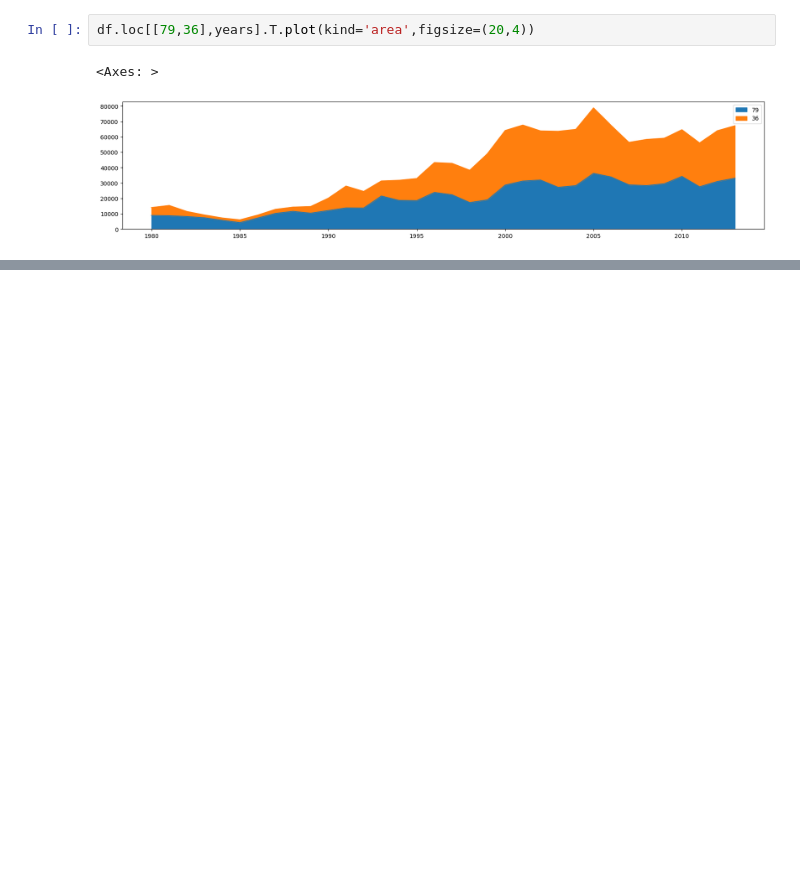
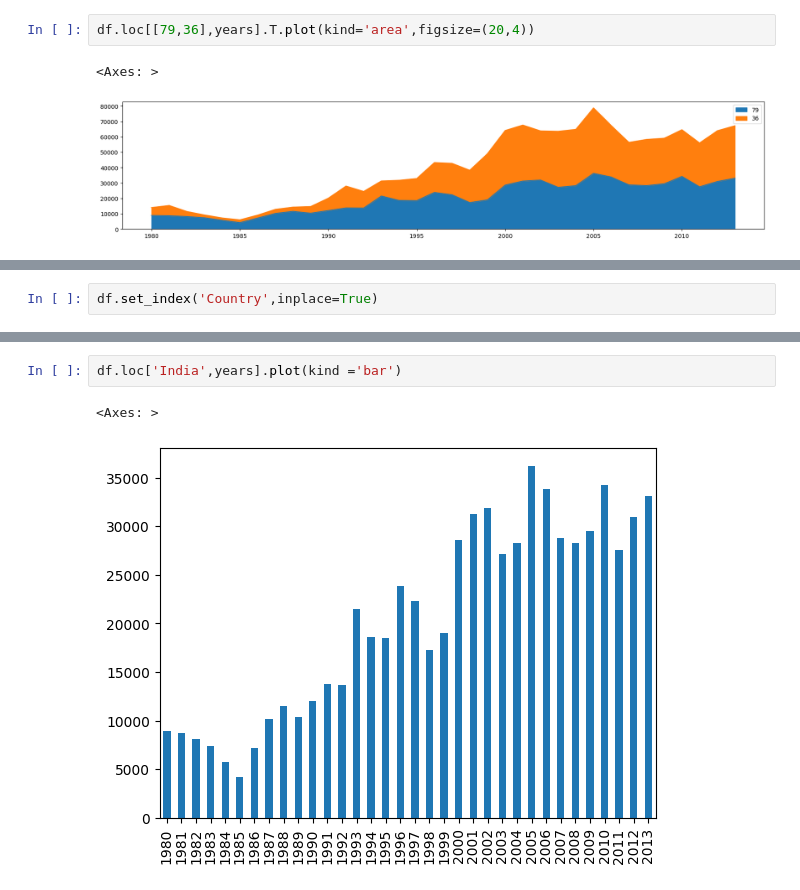
Before and after one commit to Vinayak0807/digipodium, a Jupyter notebook: data analysis/panda_basic.ipynb, the cells around one changed output, grey strips where cells are left out. Cells and saved outputs as stored; diff of their text form; blank space fills up the shorter version.

```diff
--- a/data analysis/panda_basic.ipynb
+++ b/data analysis/panda_basic.ipynb
@@ -388,0 +396,2 @@ df.loc[[79,36],years].T.plot(kind='area',figsize=(20,4))
+# %%
+df.set_index('Country',inplace=True)
@@ -388,0 +408,5 @@ df.loc[[79,36],years].T.plot(kind='area',figsize=(20,4))
+# %%
+df.loc['India',years].plot(kind ='bar')
+# %% [output]
+<Axes: >
+[figure, added]
```
Also changed, not shown: parts of 10 cells of this notebook, 2 other files.
